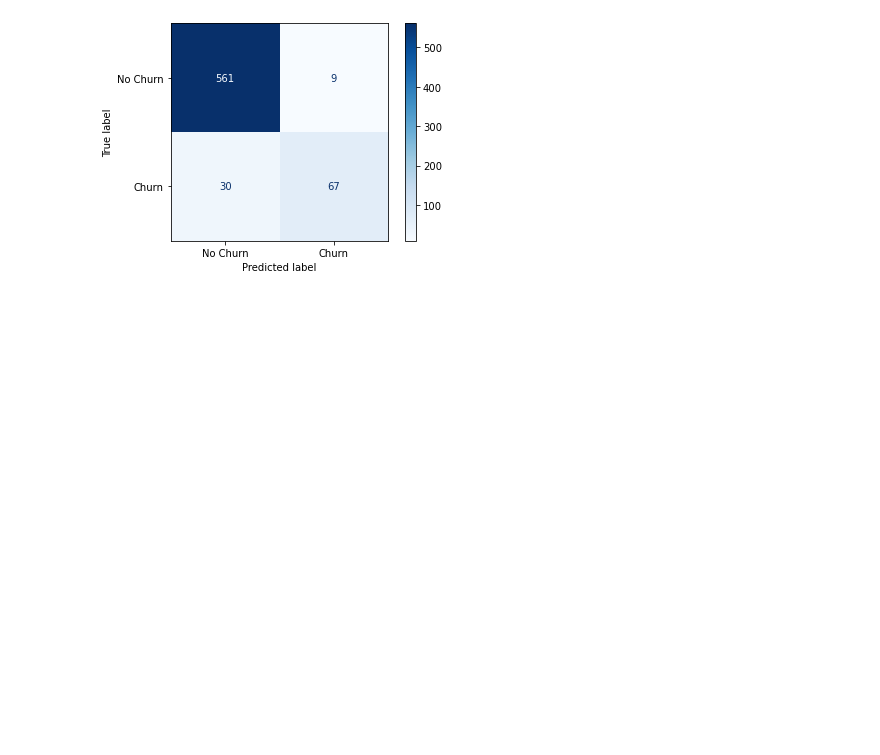
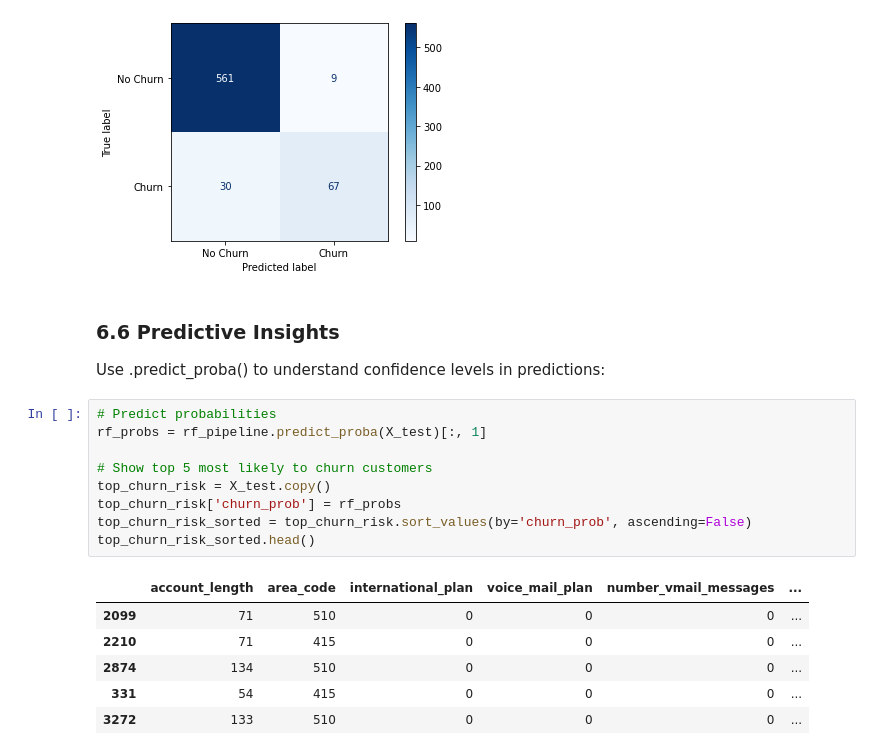
Before and after one commit to Kwamboka1584/SyriaTel-Customer-Churn, a Jupyter notebook: notebooks/CustomerChurn.ipynb, the cells around one changed output. Saved outputs shown, nothing was run; the diff lists cells and outputs as text; blank space fills up the shorter version.

Commit message:
Try predicting

```diff
--- a/notebooks/CustomerChurn.ipynb
+++ b/notebooks/CustomerChurn.ipynb
@@ -697,3 +699,23 @@ disp.plot(cmap='Blues')
 weighted avg       0.94      0.94      0.94       667
 <sklearn.metrics._plot.confusion_matrix.ConfusionMatrixDisplay at 0x...>
 [figure]
+# %% [markdown]
+### 6.6 Predictive Insights
+
+Use .predict_proba() to understand confidence levels in predictions:
+# %%
+# Predict probabilities
+rf_probs = rf_pipeline.predict_proba(X_test)[:, 1]
+
+# Show top 5 most likely to churn customers
+top_churn_risk = X_test.copy()
+top_churn_risk['churn_prob'] = rf_probs
+top_churn_risk_sorted = top_churn_risk.sort_values(by='churn_prob', ascending=False)
+top_churn_risk_sorted.head()
+# %% [output]
+|  | account_length | area_code | international_plan | voice_mail_plan | number_vmail_messages | ... |
+| 2099 | 71 | 510 | 0 | 0 | 0 | ... |
+| 2210 | 71 | 415 | 0 | 0 | 0 | ... |
+| 2874 | 134 | 510 | 0 | 0 | 0 | ... |
+| 331 | 54 | 415 | 0 | 0 | 0 | ... |
+| 3272 | 133 | 510 | 0 | 0 | 0 | ... |
```
Also changed, not shown: parts of 1 cell of this notebook.
